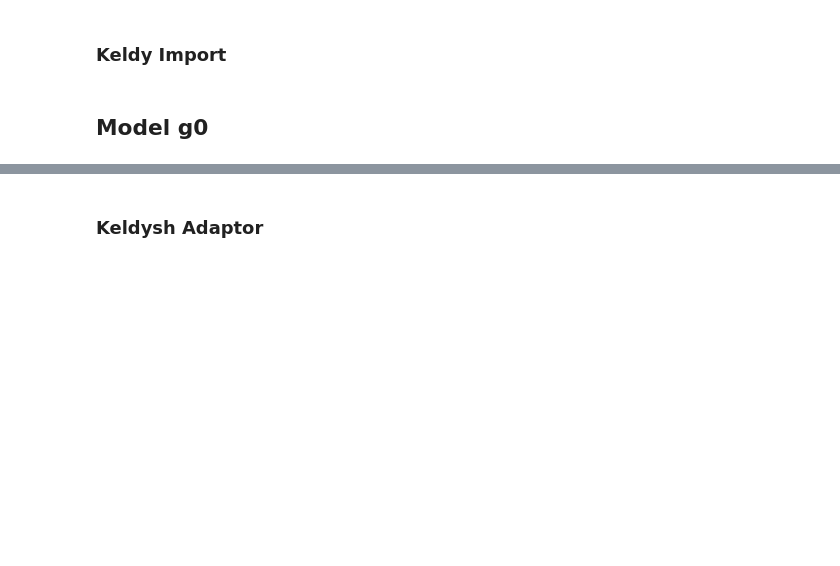
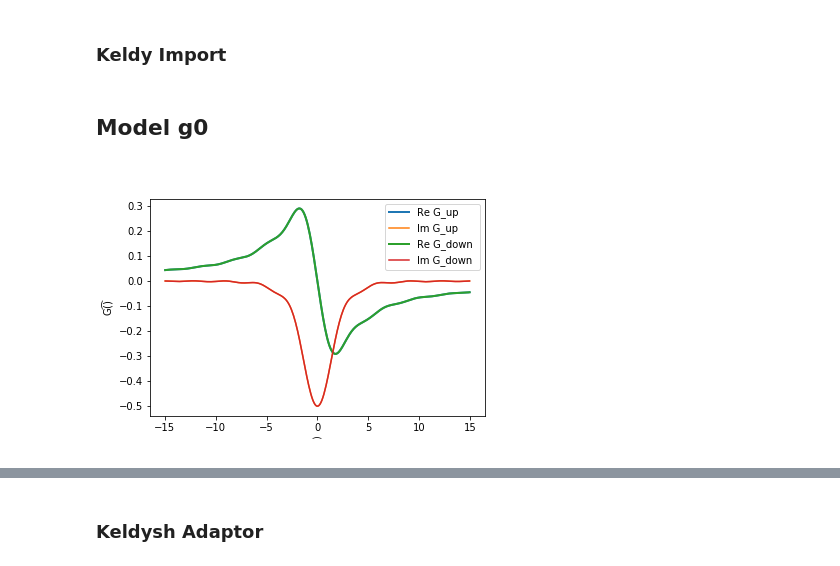
Before and after one commit to macekmar/keldy, a Jupyter notebook: notebooks/Keldy-Impurity-OneBand-Plasma.ipynb, the cells around one changed output, grey strips where cells are left out. Cells and saved outputs as stored; diff of their text form; code cells hidden in the pictures; blank space fills up the shorter version.

```diff
--- a/notebooks/Keldy-Impurity-OneBand-Plasma.ipynb
+++ b/notebooks/Keldy-Impurity-OneBand-Plasma.ipynb
@@ -60,5 +61,7 @@ anderson_param = {
 # %%
 g0 = k_imp.G0Model(**anderson_param)
 # %%
-# oplot(g0.g0_greater, '-', linewidth=2)
+oplot(g0.g0_greater, '-', linewidth=2, x_window=(-15,15))
+# %% [output]
+[figure, added]
 # %%
```
Also changed, not shown: parts of 27 cells of this notebook, 9 other files.
